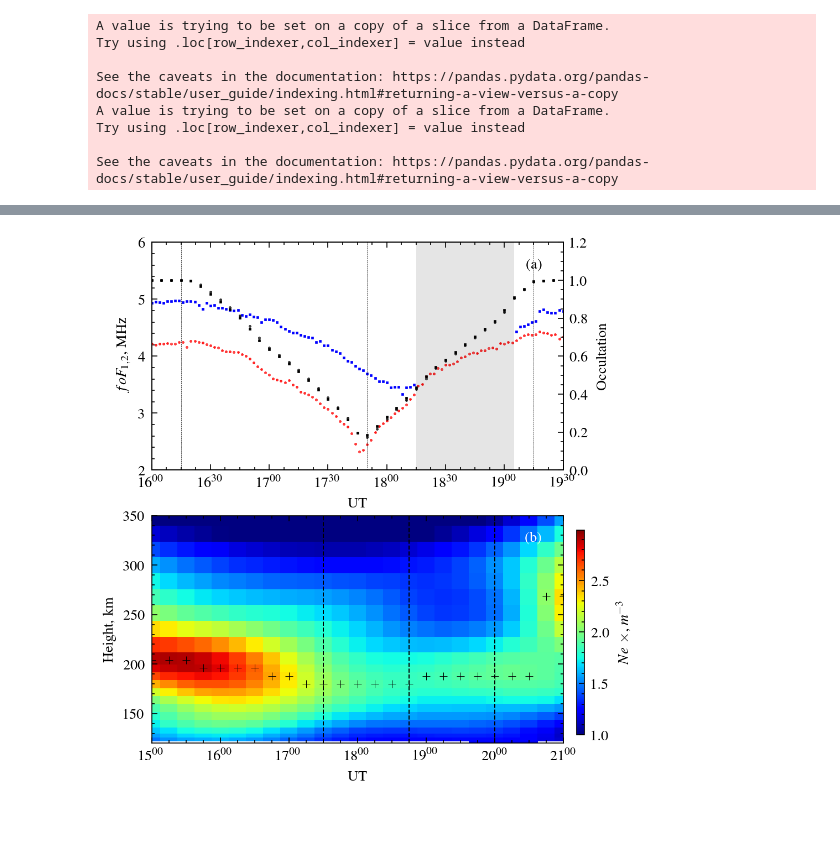
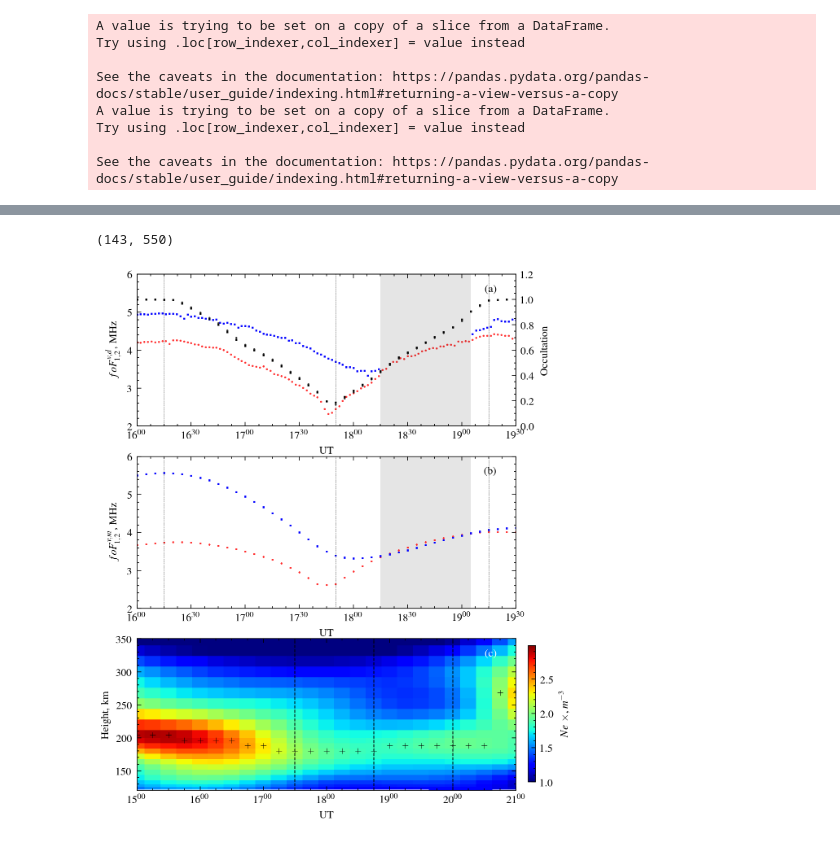
Before and after one commit to shibaji7/SolarEclipse, a Jupyter notebook: Solar Eclipse | WACCM-X | GRL | DS.ipynb, the cells around one changed output, grey strips where cells are left out. Cells and saved outputs as stored; diff of their text form; code cells hidden in the pictures.

Commit message:
Updated plots

```diff
--- a/Solar Eclipse | WACCM-X | GRL | DS.ipynb
+++ b/Solar Eclipse | WACCM-X | GRL | DS.ipynb
@@ -130,7 +161,18 @@ See the caveats in the documentation: https://pandas.pydata.org/pandas-docs/stab
+# %%
+k = pconst["q_e"]**2/(pconst["m_e"]*pconst["eps0"])
+e_eclipse = dw.eclipse.dataset[0]["interpol_value"]["value"]
+ttime = dw.eclipse.dataset[0]["interpol_value"]["time"]
+f_240, f_150 = (
+    np.sqrt(e_eclipse[:, np.argmin(np.abs(dw.eclipse.intp_height-240))]*1e6*k)/(2*np.pi),
+    np.sqrt(e_eclipse[:, np.argmin(np.abs(dw.eclipse.intp_height-150))]*1e6*k)/(2*np.pi)
+)
+e_eclipse.shape
+# %% [output]
+(143, 550)
 # %%
-fig = plt.figure(dpi=240, figsize=(4,5))
-ax = fig.add_subplot(211)
-ax.set_ylabel(r"$foF_{1,2}$, MHz")
+fig = plt.figure(dpi=240, figsize=(5,7))
+ax = fig.add_subplot(311)
+ax.set_ylabel(r"$foF_{1,2}^{v,d}$, MHz")
 ax.set_xlabel("UT")
 ax.set_ylim(2,6)
 ax.xaxis.set_major_formatter(mdates.DateFormatter(r"%H^{%M}"))
@@ -155,7 +197,7 @@ norm = mpl.colors.BoundaryNorm(bounds, cmap.N)
 from scipy import constants as C
 k = C.elementary_charge**2/(C.m_e*C.epsilon_0)
 
-ax = fig.add_subplot(212)
+ax = fig.add_subplot(313)
 ax.set_ylabel("Height, km")
 ax.set_xlabel("UT")
 ax.xaxis.set_major_formatter(mdates.DateFormatter(r"%H^{%M}"))
@@ -163,7 +205,7 @@ ax.set_xlim([dt.datetime(2017,8,21,15), dt.datetime(2017,8,21,21)])
 im = ax.pcolor(X, Y, Z.T/1e11, cmap=cmap, norm=norm)
 ax.set_ylim(120, 350)
 ax.plot(Tx, hmax, color="k", marker="+", ms=4, markeredgewidth=0.3, ls="None")
-ax.text(0.95, 0.9, "(b)", ha="right", va="center", transform=ax.transAxes, fontdict={"color":"w"})
+ax.text(0.95, 0.9, "(c)", ha="right", va="center", transform=ax.transAxes, fontdict={"color":"w"})
 ax.axvline(dt.datetime(2017,8,21,17,30), ls="--", lw=0.6, color="k")
 ax.axvline(dt.datetime(2017,8,21,18,45), ls="--", lw=0.6, color="k")
 ax.axvline(dt.datetime(2017,8,21,20), ls="--", lw=0.6, color="k")
@@ -179,31 +221,46 @@ ax.axvline(dt.datetime(2017,8,21,20), ls="--", lw=0.6, color="k")
 # ax.text(0.95, 0.9, "(c)", ha="right", va="center", transform=ax.transAxes, fontdict={"color":"w"})
 # ax.axvline(dt.datetime(2017,8,21,17,30), ls="--", lw=0.6, color="k")
 # ax.axvline(dt.datetime(2017,8,21,18,45), ls="--", lw=0.6, color="k")
 # ax.axvline(dt.datetime(2017,8,21,20), ls="--", lw=0.6, color="k")
 
 # ax = fig.add_subplot(414)
 # ax.set_ylabel("Height, km")
 # ax.set_xlabel("UT")
 # ax.xaxis.set_major_formatter(mdates.DateFormatter(r"%H^{%M}"))
 # ax.set_xlim([dt.datetime(2017,8,21,15), dt.datetime(2017,8,21,21)])
 # im = ax.pcolor(X, Y, (Z.T - Z.T*Zp.T)/1e11, cmap=cmap, norm=norm)
 # ax.set_ylim(120, 350)
 # ax.text(0.95, 0.9, "(d)", ha="right", va="center", transform=ax.transAxes, fontdict={"color":"w"})
 # ax.axvline(dt.datetime(2017,8,21,17,45), ls="--", lw=0.6, color="k")
 # ax.axvline(dt.datetime(2017,8,21,18,45), ls="--", lw=0.6, color="k")
 # ax.axvline(dt.datetime(2017,8,21,19,45), ls="--", lw=0.6, color="k")
 
 pos = ax.get_position()
 cpos = [pos.x1 + 0.025, pos.y0 + 0.0125,
         0.015, pos.height * 0.9]                # this list defines (left, bottom, width, height
 cax = fig.add_axes(cpos)
 bounds = list(np.arange(1, 3.1, .5))
 cb2 = mpl.colorbar.ColorbarBase(cax,
                                 spacing="uniform",
                                 orientation="vertical",
                                 cmap=cmap,
                                 norm=norm,
                                 ticks=bounds)
 cb2.set_label(r"$Ne$ $\times$, $m^{-3}$")
+
+
+ax = fig.add_subplot(312)
+ax.set_ylabel(r"$foF_{1,2}^{v,m}$, MHz")
+ax.set_xlabel("UT")
+ax.set_ylim(2,6)
+ax.xaxis.set_major_formatter(mdates.DateFormatter(r"%H^{%M}"))
+ax.plot(ttime, f_150/1e6, "ro", ms=0.4, ls="None")
+ax.plot(ttime, f_240/1e6, "bs", ms=0.4, ls="None")
+ax.axvline(dt.datetime(2017,8,21,16,15), ls="--", lw=0.2, color="k")
+ax.axvline(dt.datetime(2017,8,21,17,50), ls="--", lw=0.2, color="k")
+ax.axvline(dt.datetime(2017,8,21,19,15), ls="--", lw=0.2, color="k")
+ax.set_xlim([dt.datetime(2017,8,21,16), dt.datetime(2017,8,21,19, 30)])
+ax.text(0.95, 0.9, "(b)", ha="right", va="center", transform=ax.transAxes)
+_ = ax.axvspan(dt.datetime(2017,8,21,18,15), dt.datetime(2017,8,21,19,5), alpha=0.1)
 # %% [output]
-[figure, old version]
+[figure, new version]
```
Also changed, not shown: parts of 1 cell of this notebook, 3 other files.
